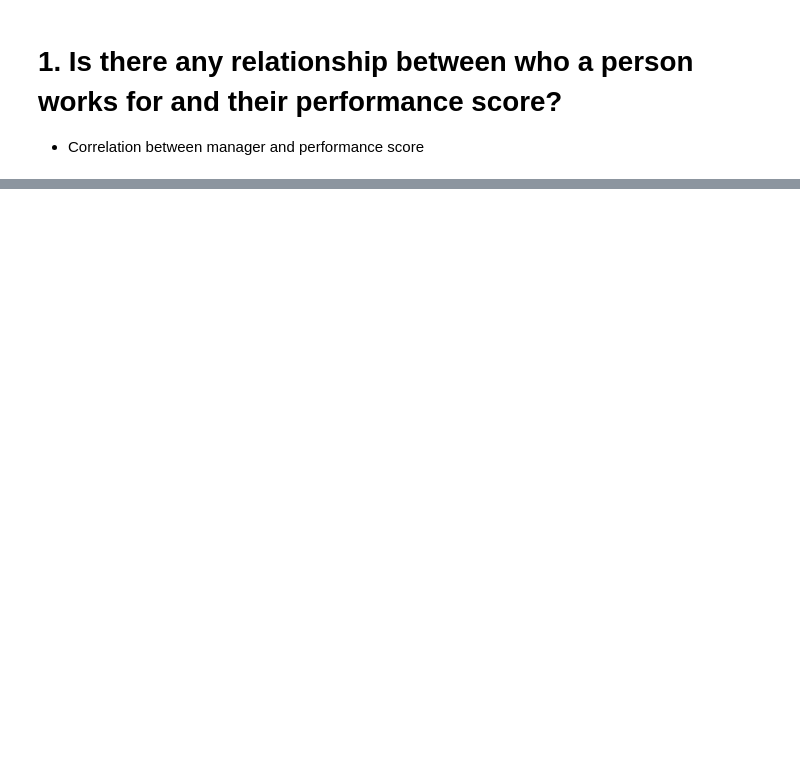
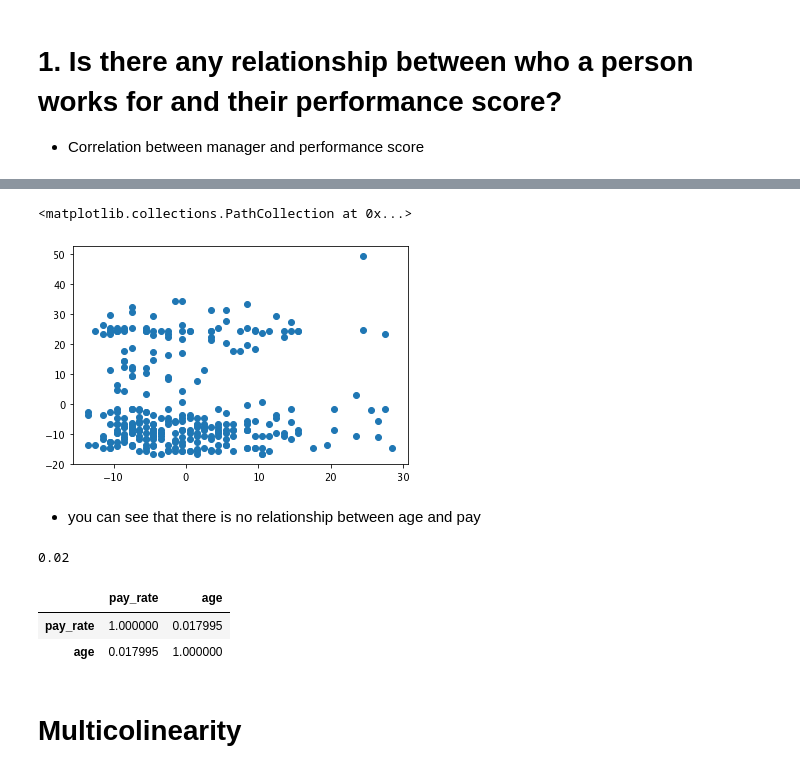
Before and after one commit to estkae/HR_project, a Jupyter notebook: Solving_Problems.ipynb, the cells around one changed output, grey strips where cells are left out. Saved outputs shown, nothing was run; the diff lists cells and outputs as text; code cells hidden in the pictures; blank space fills up the shorter version.

```diff
--- a/Solving_Problems.ipynb
+++ b/Solving_Problems.ipynb
@@ -224,0 +351,38 @@ TypeError: can only concatenate str (not "float") to str
+# %%
+plt.scatter(age_normalized,pay_normalized)
+# %% [output]
+<matplotlib.collections.PathCollection at 0x...>
+[figure, added]
+# %% [markdown]
+- you can see that there is no relationship between age and pay
+# %%
+# Calculate Correlation between two variables using formula above
+import math
+def correlation(var1, var2):
+    if len(var1) != len(var2):
+        return 'The lengths of both the lists should be equal.'
+    else:
+
+        mean_norm_var1 = mean_normalize(var1)
+        mean_norm_var2 = mean_normalize(var2)
+        var1_dot_var2 = dot_product(mean_norm_var1, mean_norm_var2)
+        var1_squared = [i * i for i in mean_norm_var1]
+        var2_squared = [i * i for i in mean_norm_var2]
+        return round(var1_dot_var2 / math.sqrt(sum(var1_squared) * sum(var2_squared)), 2)
+
+correlation(age_normalized,pay_normalized)
+# %% [output]
+0.02
+# %%
+# Check - LOW CORRELATION BETWEEN AGE AND PAY
+
+pay = hr_data['pay_rate']
+age = hr_data['age']
+pay_age = pd.concat([pay,age], axis = 1)
+pay_age.corr()
+# %% [output]
+|  | pay_rate | age |
+| pay_rate | 1.000000 | 0.017995 |
+| age | 0.017995 | 1.000000 |
+# %% [markdown]
+# Multicolinearity
```
Also changed, not shown: parts of 38 cells of this notebook.
